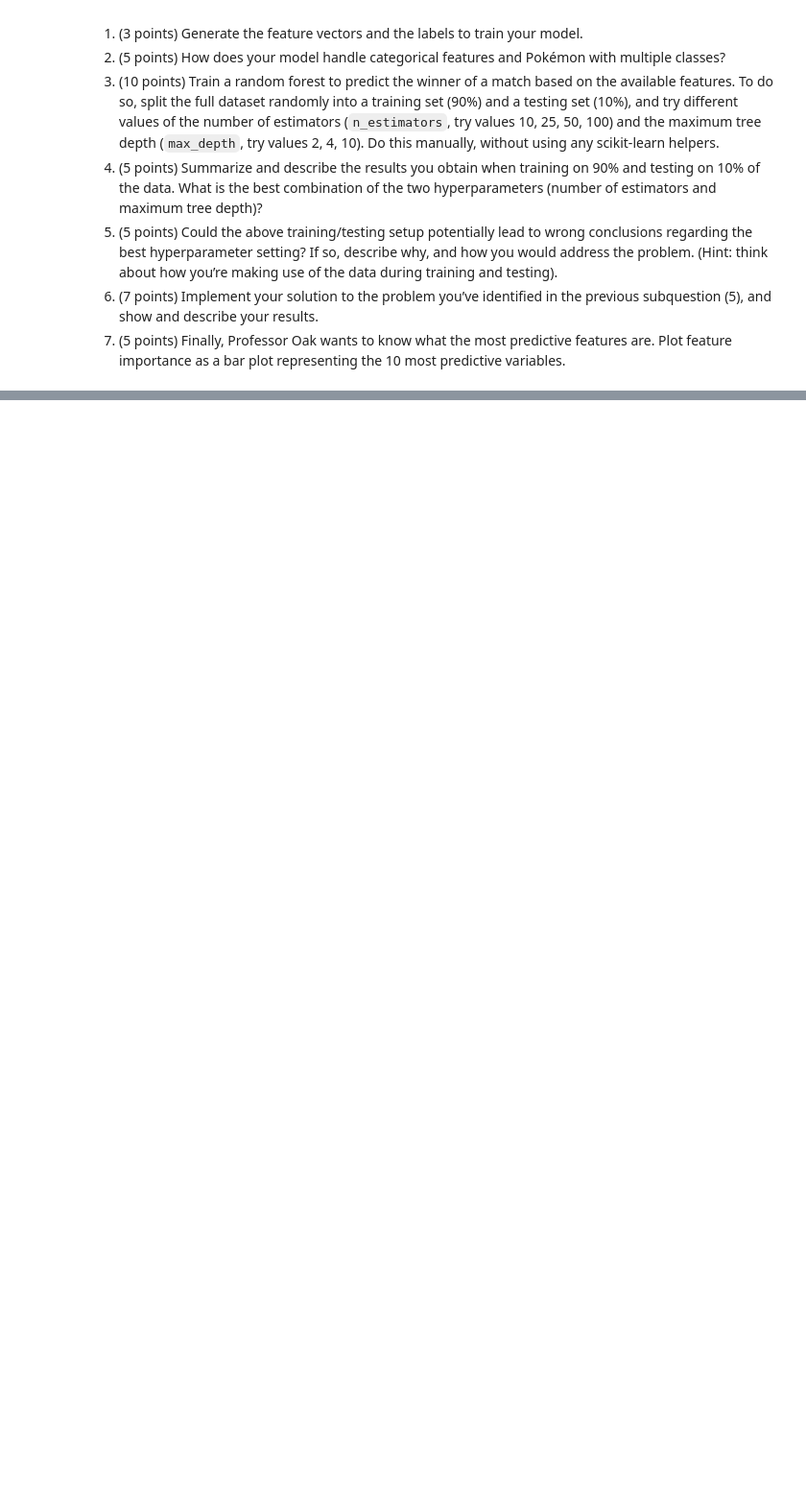
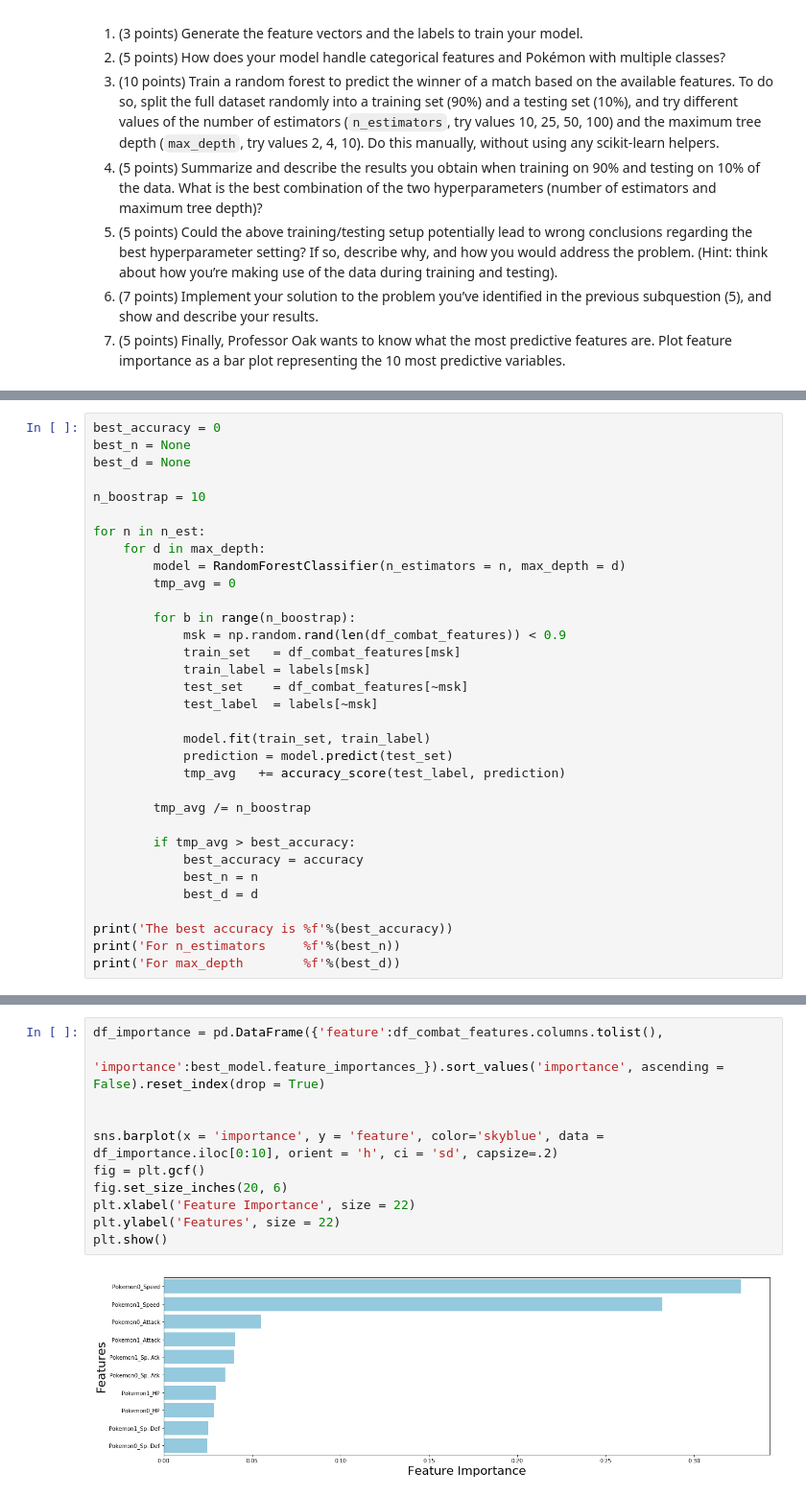
Before and after one commit to vonalven/applied-data-analysis-exam-training, a Jupyter notebook: 2017/notebook.ipynb, the cells around one changed output, grey strips where cells are left out. Shown at 96% size. Drawn from its saved outputs; the diff is of its cells as text; blank space fills up the shorter version.

```diff
--- a/2017/notebook.ipynb
+++ b/2017/notebook.ipynb
@@ -154,0 +260,33 @@ Now that you know what your data looks like, you are ready to implement the pred
+# %%
+best_accuracy = 0
+best_n = None
+best_d = None
+
+n_boostrap = 10
+
+for n in n_est:
+    for d in max_depth:
+        model = RandomForestClassifier(n_estimators = n, max_depth = d)
+        tmp_avg = 0
+
+        for b in range(n_boostrap):
+            msk = np.random.rand(len(df_combat_features)) < 0.9
+            train_set   = df_combat_features[msk]
+            train_label = labels[msk]
+            test_set    = df_combat_features[~msk]
+            test_label  = labels[~msk]
+
+            model.fit(train_set, train_label)
+            prediction = model.predict(test_set)
+            tmp_avg   += accuracy_score(test_label, prediction)
+
+        tmp_avg /= n_boostrap
+
+        if tmp_avg > best_accuracy:
+            best_accuracy = accuracy
+            best_n = n
+            best_d = d
+
+print('The best accuracy is %f'%(best_accuracy))
+print('For n_estimators     %f'%(best_n))
+print('For max_depth        %f'%(best_d))
@@ -154,0 +344,13 @@ Now that you know what your data looks like, you are ready to implement the pred
+# %%
+df_importance = pd.DataFrame({'feature':df_combat_features.columns.tolist(),
+                              'importance':best_model.feature_importances_}).sort_values('importance', ascending = False).reset_index(drop = True)
+
+
+sns.barplot(x = 'importance', y = 'feature', color='skyblue', data = df_importance.iloc[0:10], orient = 'h', ci = 'sd', capsize=.2)
+fig = plt.gcf()
+fig.set_size_inches(20, 6)
+plt.xlabel('Feature Importance', size = 22)
+plt.ylabel('Features', size = 22)
+plt.show()
+# %% [output]
+[figure, added]
```
Also changed, not shown: parts of 13 cells of this notebook.
